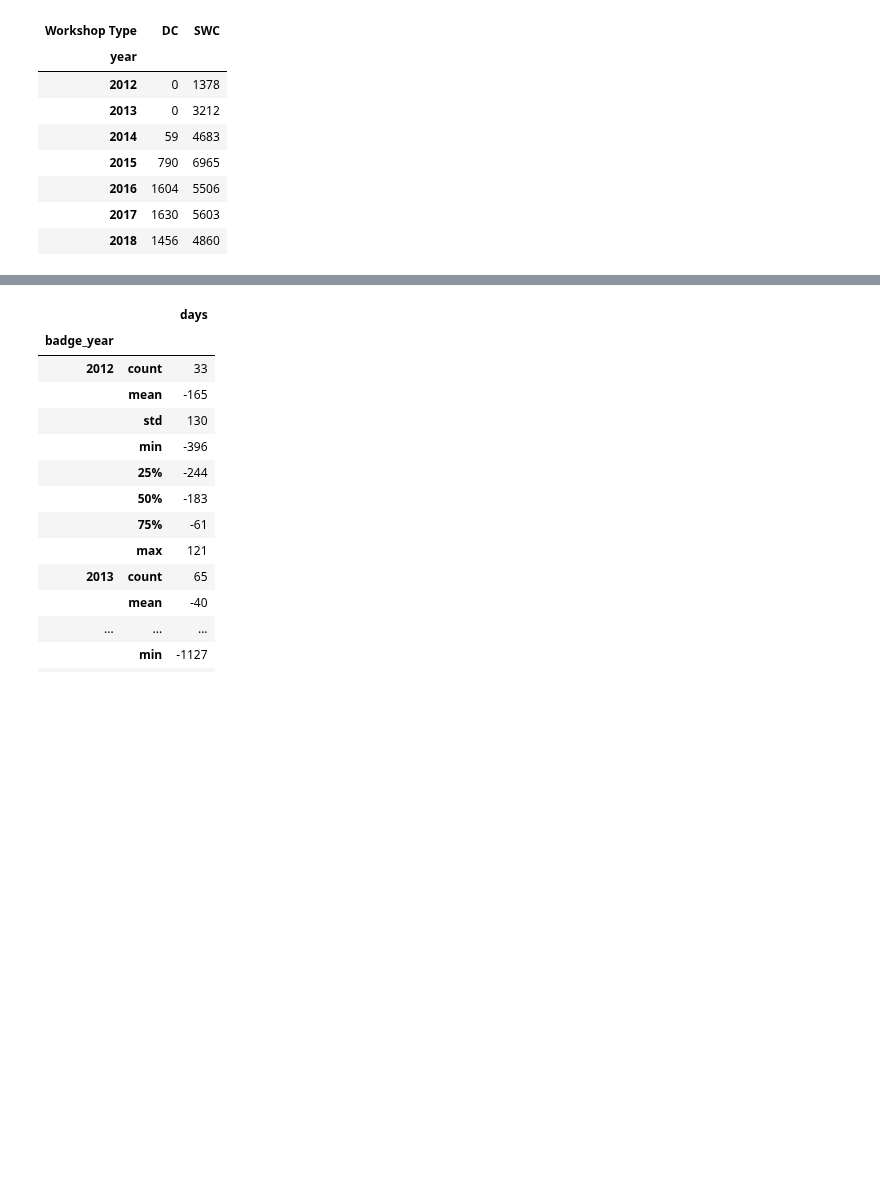
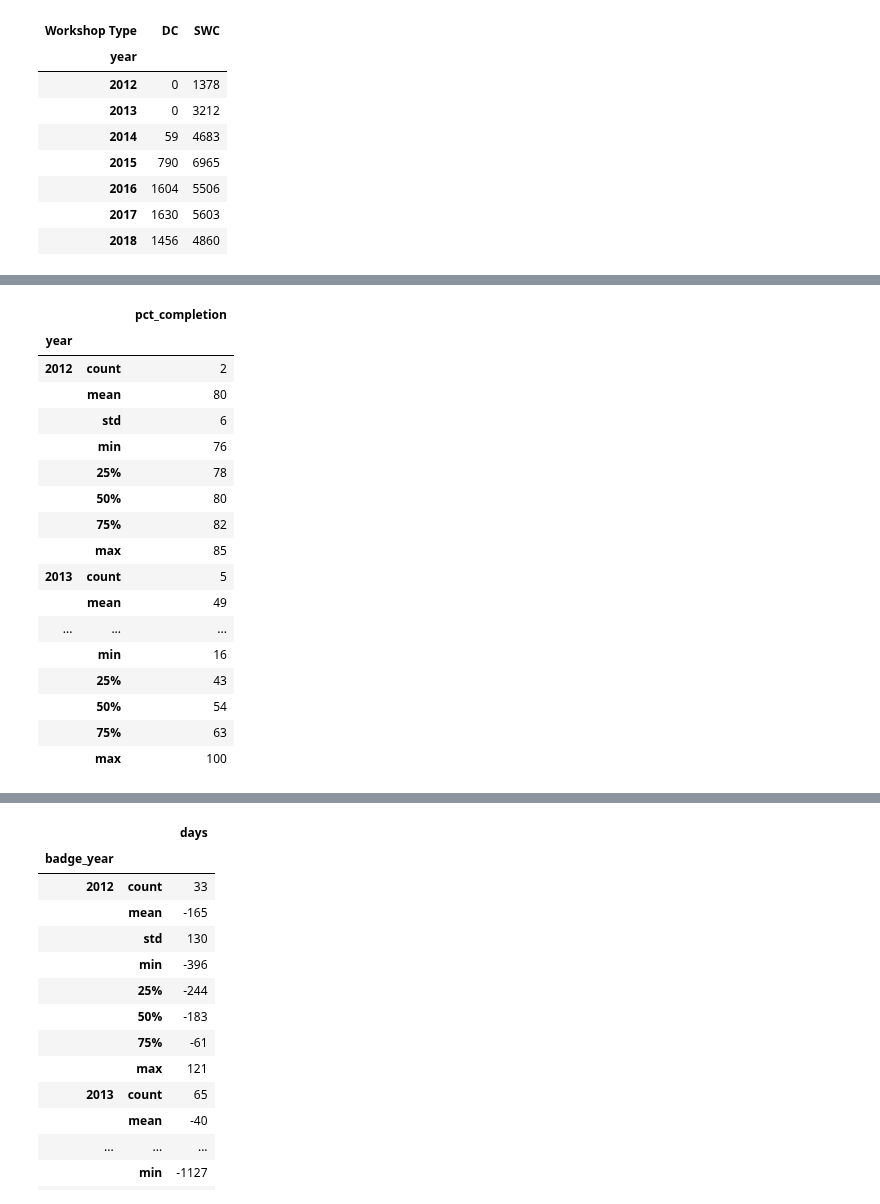
Before and after one commit to carpentries/assessment, a Jupyter notebook: programmatic-assessment/workshops/final_test.ipynb, the cells around one changed output, grey strips where cells are left out. Cells and saved outputs as stored; diff of their text form; code cells hidden in the pictures; blank space fills up the shorter version.

Commit message:
fix table/figure numbers and other formatting

```diff
--- a/programmatic-assessment/workshops/final_test.ipynb
+++ b/programmatic-assessment/workshops/final_test.ipynb
@@ -1037,0 +1135,25 @@ total_attendance_by_year
+# %%
+badges_by_training_event_thru2017.loc['year'] = badges_by_training_event['start'].dt.year
+#  df.drop([0, 1])
+badges_by_training_event_thru2017.drop(['year'], inplace=True)
+badges_by_training_event_thru2017['year'] = badges_by_training_event_thru2017['year'].astype(int)
+badges_by_training_event_thru2017.groupby('year')['pct_completion'].describe().astype(int).to_frame()
+# %% [output]
+|  |  | pct_completion |
+| year |  |  |
+| 2012 | count | 2 |
+|  | mean | 80 |
+|  | std | 6 |
+|  | min | 76 |
+|  | 25% | 78 |
+|  | 50% | 80 |
+|  | 75% | 82 |
+|  | max | 85 |
+| 2013 | count | 5 |
+|  | mean | 49 |
+| ... | ... | ... |
+|  | min | 16 |
+|  | 25% | 43 |
+|  | 50% | 54 |
+|  | 75% | 63 |
+|  | max | 100 |
```
Also changed, not shown: parts of 47 cells of this notebook.
